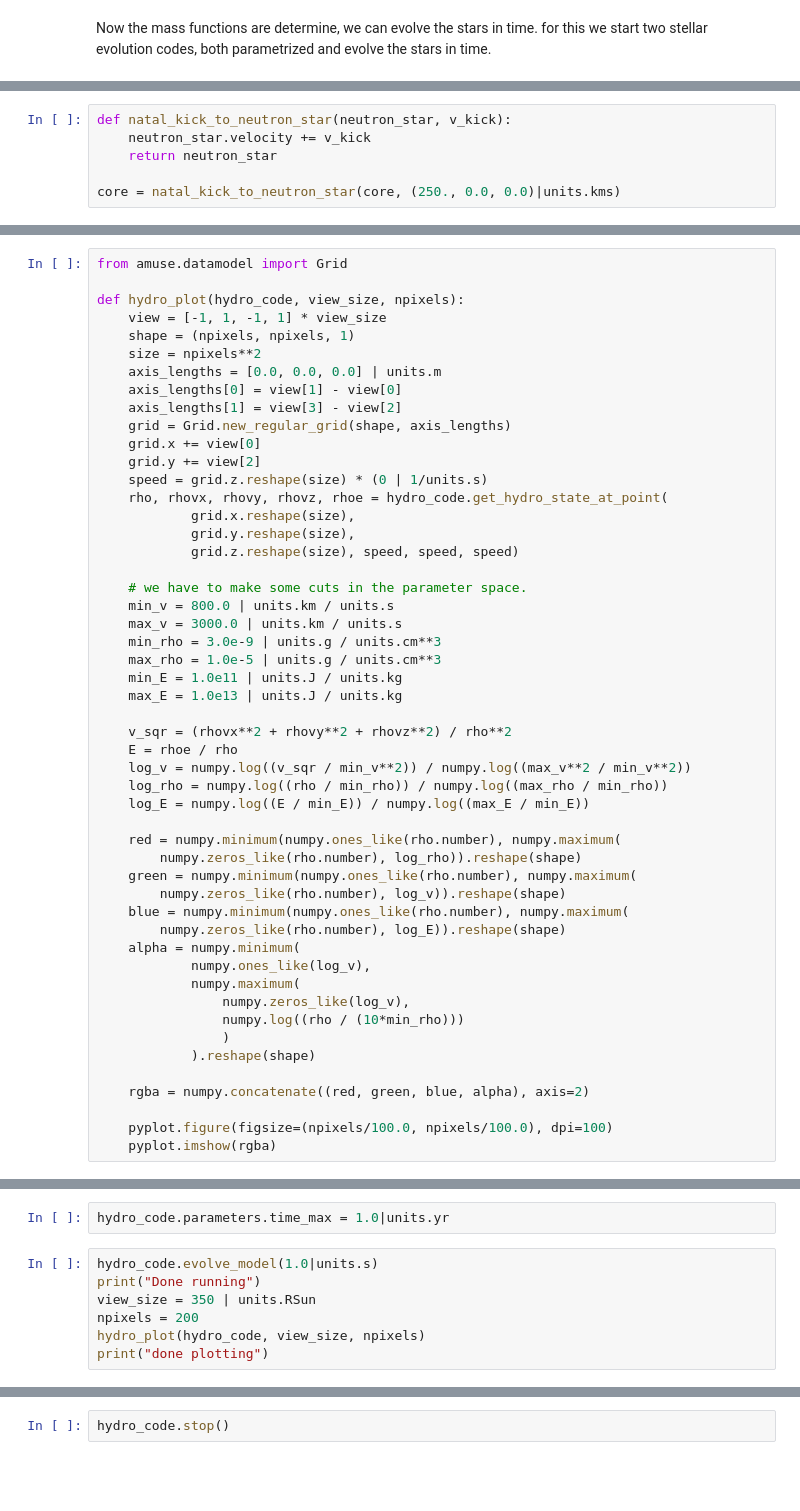
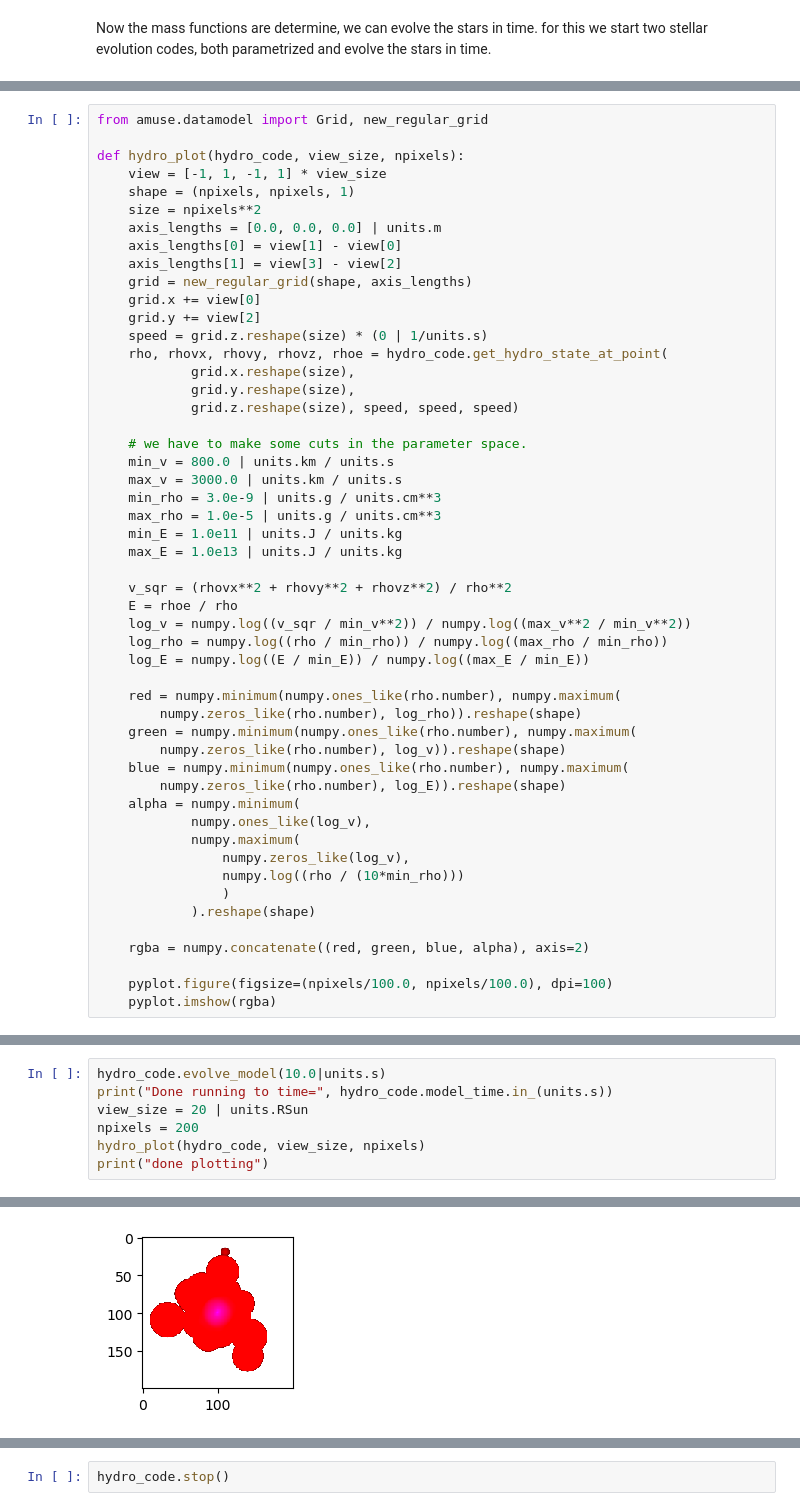
Before and after one commit to spzwart/AMUSE-Tutorial, a Jupyter notebook: running_hydrodynamics.ipynb, the cells around one changed output, grey strips where cells are left out. Drawn from its saved outputs; the diff is of its cells as text; blank space fills up the shorter version.

```diff
--- a/running_hydrodynamics.ipynb
+++ b/running_hydrodynamics.ipynb
@@ -110,7 +140 @@ Here we injected 10^51 erg in the inner-most SPH particles (those within 1 RSun
-# %%
-def natal_kick_to_neutron_star(neutron_star, v_kick):
-    neutron_star.velocity += v_kick
-    return neutron_star
-
-core = natal_kick_to_neutron_star(core, (250., 0.0, 0.0)|units.kms)
 # %%
@@ -131,5 +155,5 @@ Note that we started the SPH code with 6 workers, meaning that it will use 6 cor
 # %%
-from amuse.datamodel import Grid
+from amuse.datamodel import Grid, new_regular_grid
 
 def hydro_plot(hydro_code, view_size, npixels):
     view = [-1, 1, -1, 1] * view_size
@@ -138,7 +162,7 @@ def hydro_plot(hydro_code, view_size, npixels):
     axis_lengths = [0.0, 0.0, 0.0] | units.m
     axis_lengths[0] = view[1] - view[0]
     axis_lengths[1] = view[3] - view[2]
-    grid = Grid.new_regular_grid(shape, axis_lengths)
+    grid = new_regular_grid(shape, axis_lengths)
     grid.x += view[0]
     grid.y += view[2]
     speed = grid.z.reshape(size) * (0 | 1/units.s)
@@ -187,9 +209,8 @@ Interestingly, *Gadget2*, the hydrocode in this exercise, has a built in time li
-# %%
-hydro_code.parameters.time_max = 1.0|units.yr
 # %%
-hydro_code.evolve_model(1.0|units.s)
-print("Done running")
-view_size = 350 | units.RSun
+hydro_code.evolve_model(10.0|units.s)
+print("Done running to time=", hydro_code.model_time.in_(units.s))
+view_size = 20 | units.RSun
 npixels = 200
 hydro_plot(hydro_code, view_size, npixels)
 print("done plotting")
+# %% [output]
@@ -196,2 +219,3 @@ print("done plotting")
+[figure, added]
 # %%
 hydro_code.evolve_model(1.0|units.minute)
```
Also changed, not shown: parts of 18 cells of this notebook.
